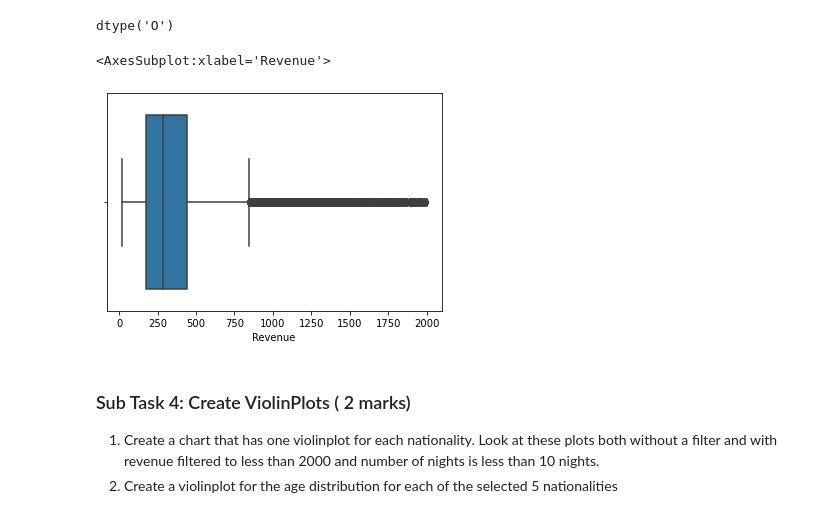
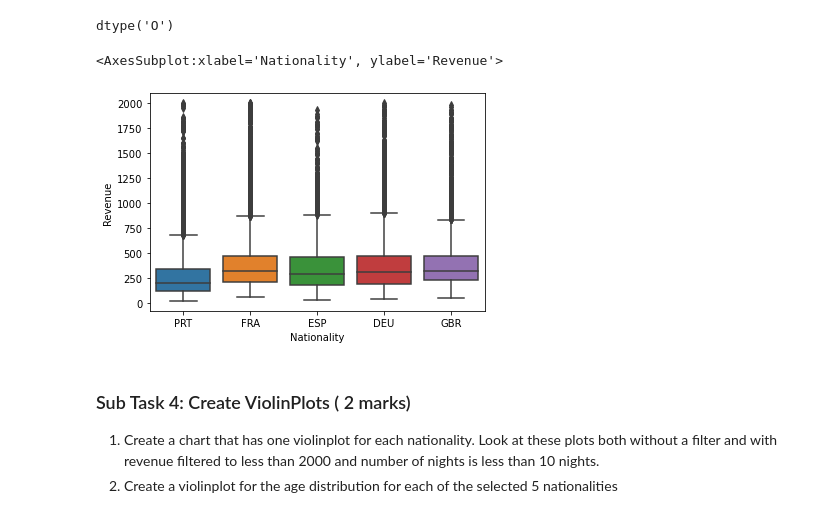
Before and after one commit to zow1e/adv, a Jupyter notebook: Task 2/assignment_task2_student.ipynb, the cells around one changed output. Cells and saved outputs as stored; diff of their text form; code cells hidden in the pictures.

```diff
--- a/Task 2/assignment_task2_student.ipynb
+++ b/Task 2/assignment_task2_student.ipynb
@@ -131,7 +135,7 @@ Data columns (total 31 columns):
 dtypes: float64(26), int64(1), object(4)
 memory usage: 9.0+ MB
 # %%
-lessthan = nations5[nations5.Revenue < 2000.00].reset_index()
+lessthan = nations5[nations5.Revenue < 2000].reset_index()
 lessthan.shape
 # %% [output]
 (36660, 32)
@@ -140,10 +144,10 @@ lessthan['Nationality'].dtypes
 # %% [output]
 dtype('O')
 # %%
-sns.boxplot(data=lessthan, x="Revenue")
+sns.boxplot(data=lessthan, x="Nationality" , y="Revenue")
 # %% [output]
-<AxesSubplot:xlabel='Revenue'>
+<AxesSubplot:xlabel='Nationality', ylabel='Revenue'>
-[figure, old version]
+[figure, new version]
 # %% [markdown]
 ### Sub Task 4: Create ViolinPlots ( 2 marks)
 
```
Also changed, not shown: parts of 11 cells of this notebook.
